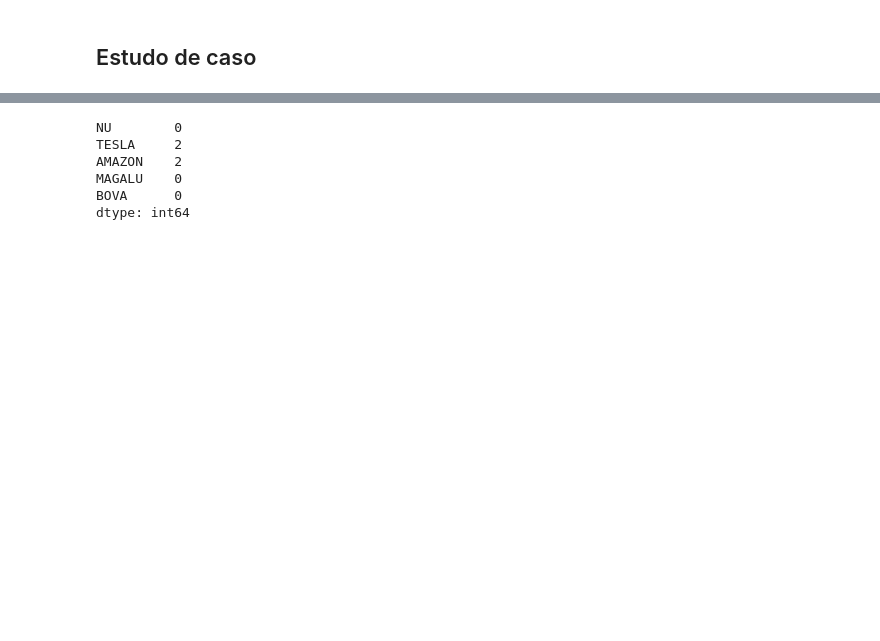
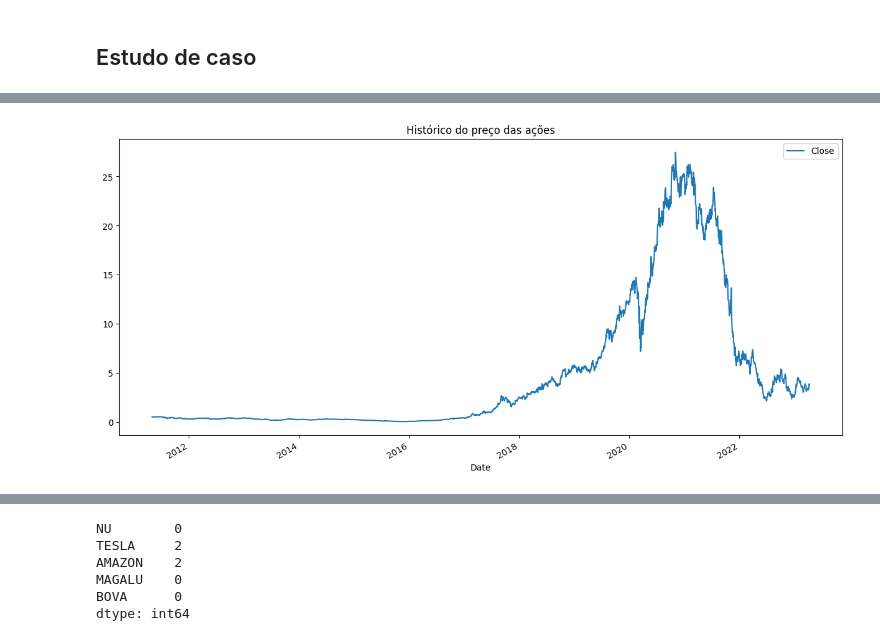
Before and after one commit to apusdigital/flisol-2023, a Jupyter notebook: notebooks/flisol-2023.ipynb, the cells around one changed output, grey strips where cells are left out. Drawn from its saved outputs; the diff is of its cells as text; code cells hidden in the pictures; blank space fills up the shorter version.

```diff
--- a/notebooks/flisol-2023.ipynb
+++ b/notebooks/flisol-2023.ipynb
@@ -284,10 +287,9 @@ import plotly.express as px # gráficos interativos
 # BASE DE DADOS COM UMA AÇÃO - preço das ações online
 
 # lê os dados online do yahoo finance com base no ticker da ação
-nu_df = pdr.get_data_yahoo('NUBR33.SA', start = '2023-01-01', end = '2023-04-15')
+acao_df = pdr.get_data_yahoo('MGLU3.SA', start = '2011-01-01', end = '2023-04-15')
 
 # exibe o dataframe pesquisado
-# valores: abertura, maior, menor, fechamento, fechamento ajustado, volume de negociação)
-print(nu_df)
+print(acao_df)
 # %% [output]
 [*********************100%***********************]  1 of 1 completed
@@ -372,0 +368,4 @@ print(nu_df[nu_df['Close'] >= 4.20])
+# %%
+# converte o index 'Date' do dataframe em coluna
+acao_df.reset_index(inplace = True)
+print(acao_df.head())
@@ -372,0 +379,4 @@ print(nu_df[nu_df['Close'] >= 4.20])
+# %%
+# seleciona somente as colunas 'Date' e 'Close' do DataFrame
+acao_df = acao_df[['Date', 'Close']]
+print(acao_df)
@@ -373 +398,6 @@ print(nu_df[nu_df['Close'] >= 4.20])
+# %%
+# GRÁFICO DE LINHAS: crescimento da empresa MAGALU
+acao_df.plot(x = 'Date', figsize = (15,7), title = 'Histórico do preço das ações');
+# %% [output]
+[figure, added]
 # %%
```
Also changed, not shown: parts of 28 cells of this notebook, 1 other file.
